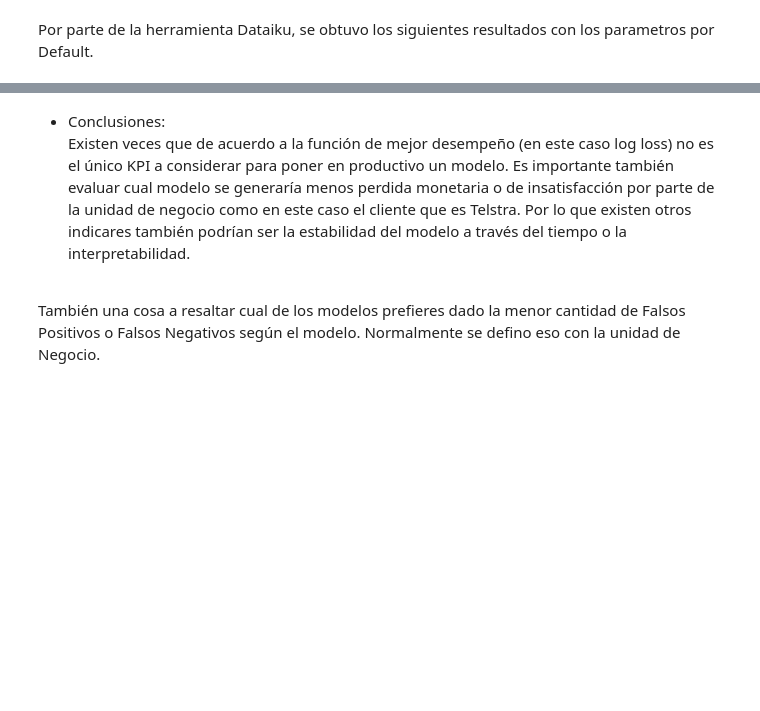
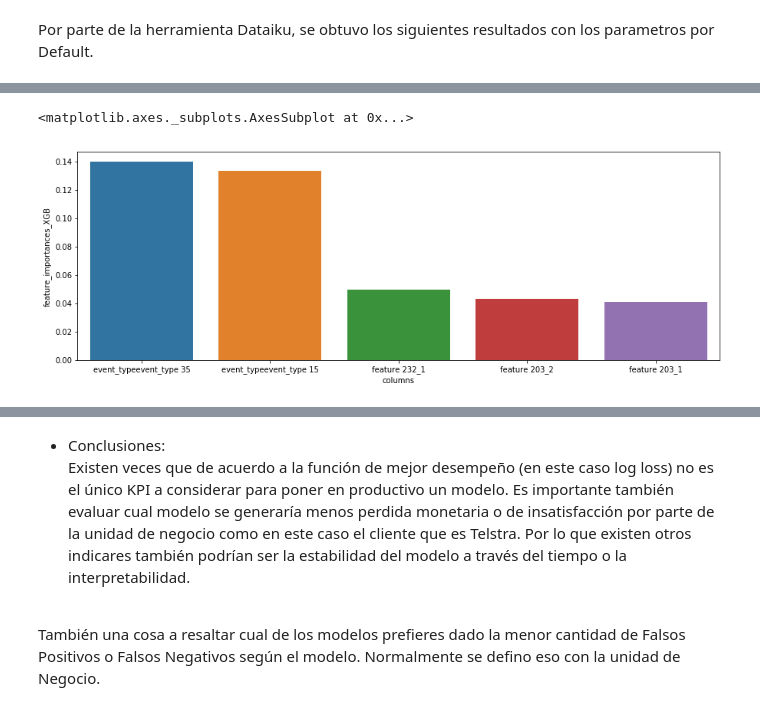
Before and after one commit to Zurishadday/pr_kaggle, a Jupyter notebook: Proyecto.ipynb, the cells around one changed output, grey strips where cells are left out. Drawn from its saved outputs; the diff is of its cells as text; code cells hidden in the pictures; blank space fills up the shorter version.

```diff
--- a/Proyecto.ipynb
+++ b/Proyecto.ipynb
@@ -235,0 +273,14 @@ También se realizó el anterior código con python desde Dataiku y su respectiv
+# %%
+# Se declaran las variables a usar
+chi2 = list(range(0,len(crostable)))
+p = list(range(0,len(crostable)))
+ddof = list(range(0,len(crostable)))
+expected =  list(range(0,len(crostable)))
+
+# Realiza la prueba de que si existe evidencia estadistica de que X es independiente de Y con el test de Chi-contegency
+for i in range(0,len(crostable)):
+    chi2[i], p[i], ddof[i], expected[i] = scipy.stats.chi2_contingency(crostable[i])
+
+# Obtenemos solo las variables que pasarlon una relación fuerte con la variable a predecir.
+corrmatrix = pd.DataFrame({'p':p,'col':col})
+importance_col = corrmatrix.loc[corrmatrix.p<0.05].col
@@ -255,7 +326,7 @@ from sklearn.preprocessing import StandardScaler
 #X = t.drop(columns=['fault_severity'])
 #y = t['fault_severity']
 
-X = lf.drop(columns=['fault_severity','id','location'])
+X = lf[importance_col]
 y = lf['fault_severity']
 
 # tomo una muestra estratificada del 20%
@@ -340,9 +411,9 @@ scaler.fit(X_train)
 X_train_s = scaler.transform(X_train)
 X_test_s = scaler.transform(X_test)
 # %%
-GS_Logit.fit(X_train_s,y_train)
+GS_Logit.fit(X_train,y_train)
 GS_XGBoost.fit(X_train,y_train)
-GS_RFC.fit(X_train,y_train)
+GS_RFC.fit(X_train_s,y_train)
 
 Best_Logit = GS_Logit.best_estimator_
 Best_XGBoost = GS_XGBoost.best_estimator_
@@ -405,0 +479,3 @@ Por parte de la herramienta Dataiku, se obtuvo los siguientes resultados con los
+# %%
+XGB_importance = pd.DataFrame({'columns':importance_col,'feature_importances_XGB': Best_XGBoost.feature_importances_})
+XGB_importance.sort_values(by='feature_importances_XGB', ascending=False)[0:10]
@@ -406,2 +494,9 @@ Por parte de la herramienta Dataiku, se obtuvo los siguientes resultados con los
+# %%
+plt.figure(figsize=(15, 5))
+sns.barplot(x="columns", y="feature_importances_XGB",
+                 data=XGB_importance.sort_values(by='feature_importances_XGB', ascending=False)[0:5], dodge=False)
+# %% [output]
+<matplotlib.axes._subplots.AxesSubplot at 0x...>
+[figure, added]
 # %% [markdown]
 <a href="https://ibb.co/v3VtKDk"><img src="https://i.ibb.co/PcFSftg/dataig.png" alt="dataig" border="0"></a>
```
Also changed, not shown: parts of 29 cells of this notebook.
